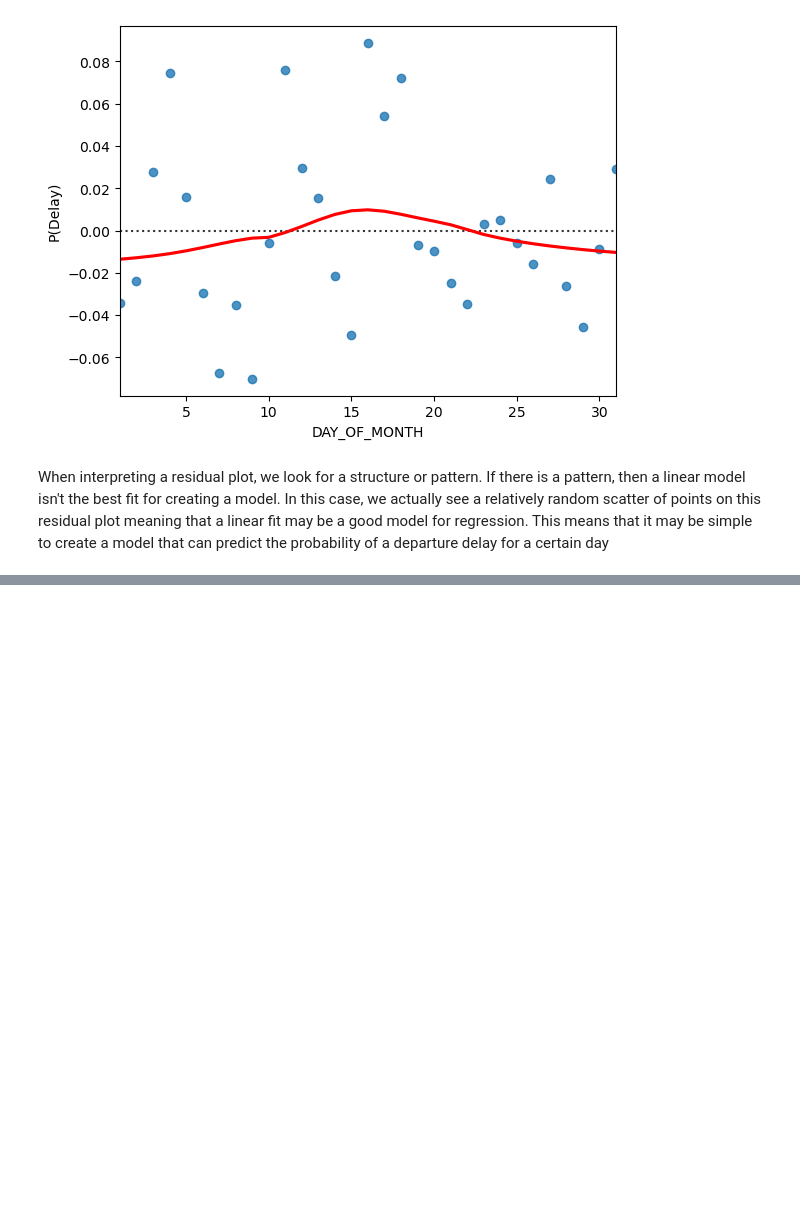
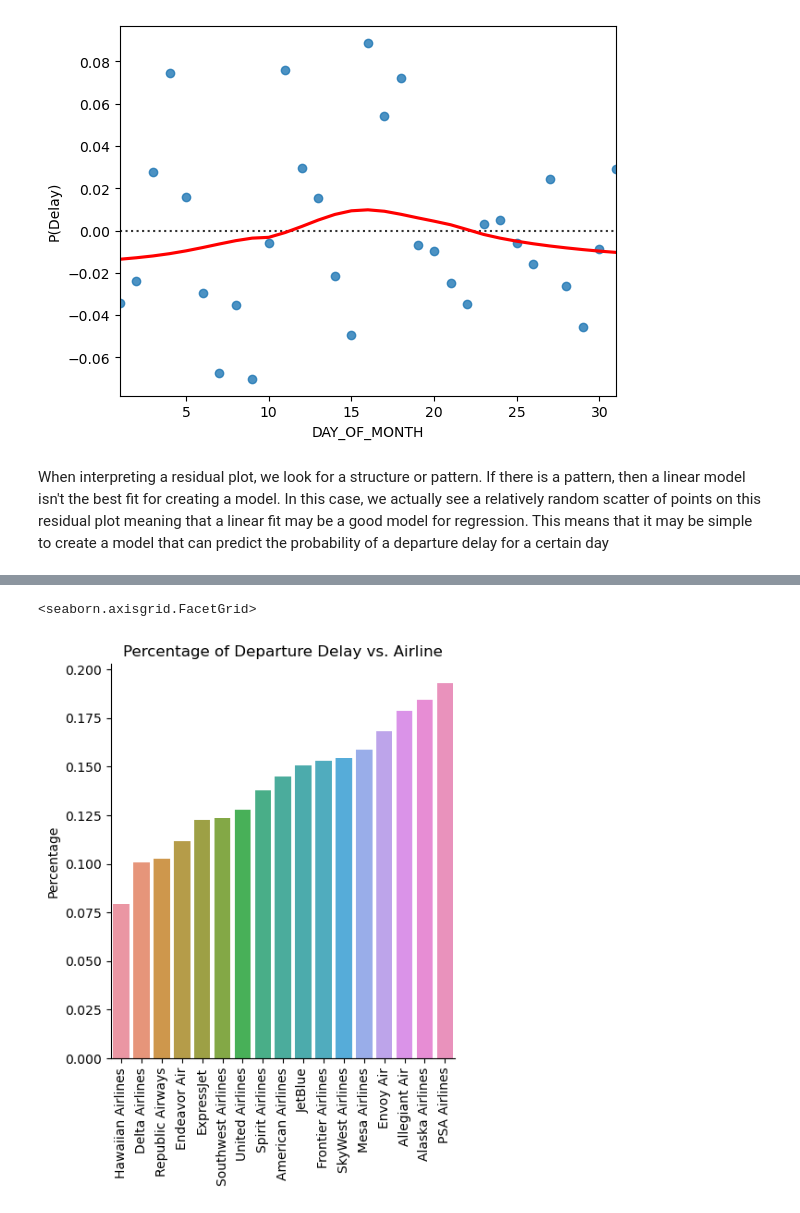
Before and after one commit to ubco-W2022T2-data301/project-group-group05, a Jupyter notebook: analysis/analysis_kaiden.ipynb, the cells around one changed output, grey strips where cells are left out. Cells and saved outputs as stored; diff of their text form; code cells hidden in the pictures; blank space fills up the shorter version.

```diff
--- a/analysis/analysis_kaiden.ipynb
+++ b/analysis/analysis_kaiden.ipynb
@@ -170,0 +173,12 @@ When interpreting a residual plot, we look for a structure or pattern. If there
+# %%
+# Setting up pipeline
+
+#reading in dataset
+raw_df = pd.read_csv('../data/raw/Jan_2020_ontime.csv')
+
+#keeps only relevant columns and dropping the NA values in the 4 columns that we are exploring
+#I am dropping all the rows since these columns are essential for this EDA
+cleaned_df = raw_df.drop(columns=['OP_UNIQUE_CARRIER', 'OP_CARRIER_AIRLINE_ID', 'TAIL_NUM', 'OP_CARRIER_FL_NUM', 'ORIGIN_AIRPORT_ID', 'ORIGIN_AIRPORT_SEQ_ID', 'DEST_AIRPORT_ID', 'DEST_AIRPORT_SEQ_ID', 'DEP_TIME_BLK', 'Unnamed: 21'])
+cleaned_df = cleaned_df.dropna(subset=['DEP_TIME', 'DEP_DEL15', 'ARR_TIME', 'ARR_DEL15'])
+
+cleaned_df.head()
@@ -170,0 +290,3 @@ When interpreting a residual plot, we look for a structure or pattern. If there
+# %%
+airline_df = load_airline_information()
+airline_df
@@ -170,0 +307,8 @@ When interpreting a residual plot, we look for a structure or pattern. If there
+# %%
+#First lets compute the probability of a departure delay for each airline for the month of January
+
+grouped = airline_df.groupby('Airline')['Delayed_Departure'].sum().reset_index()
+grouped = grouped.rename(columns={'Delayed_Departure':'Total_Delays'})
+grouped['Total_Flights'] = airline_df.groupby('Airline').size().reset_index(name='count')['count']
+grouped = grouped.assign(Percentage = lambda x: x['Total_Delays']/x['Total_Flights'])
+grouped.head()
@@ -170,0 +322,10 @@ When interpreting a residual plot, we look for a structure or pattern. If there
+# %%
+#Visualization with the 17 airlines based on percentage of probability of having a delayed departure flight in the month of January
+
+plot = sns.catplot(x='Airline', y='Percentage', kind='bar', data = grouped.sort_values('Percentage'))
+plot.set_xticklabels(rotation=90)
+plot.set(xlabel='',
+         title='Percentage of Departure Delay vs. Airline')
+# %% [output]
+<seaborn.axisgrid.FacetGrid>
+[figure, added]
```
Also changed, not shown: parts of 21 cells of this notebook, 1 other file.
